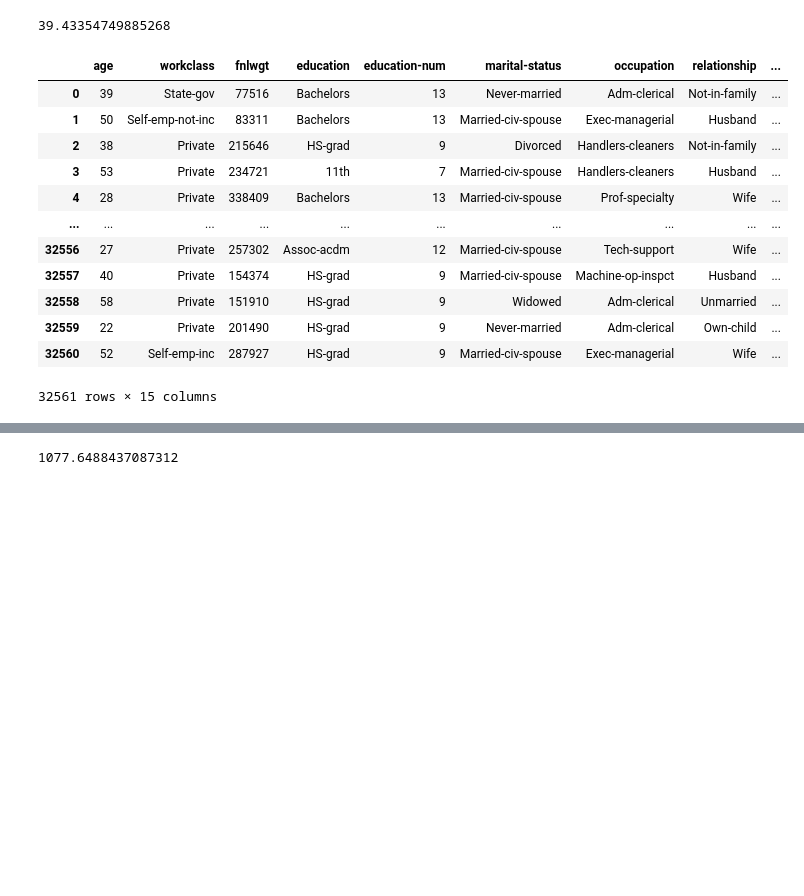
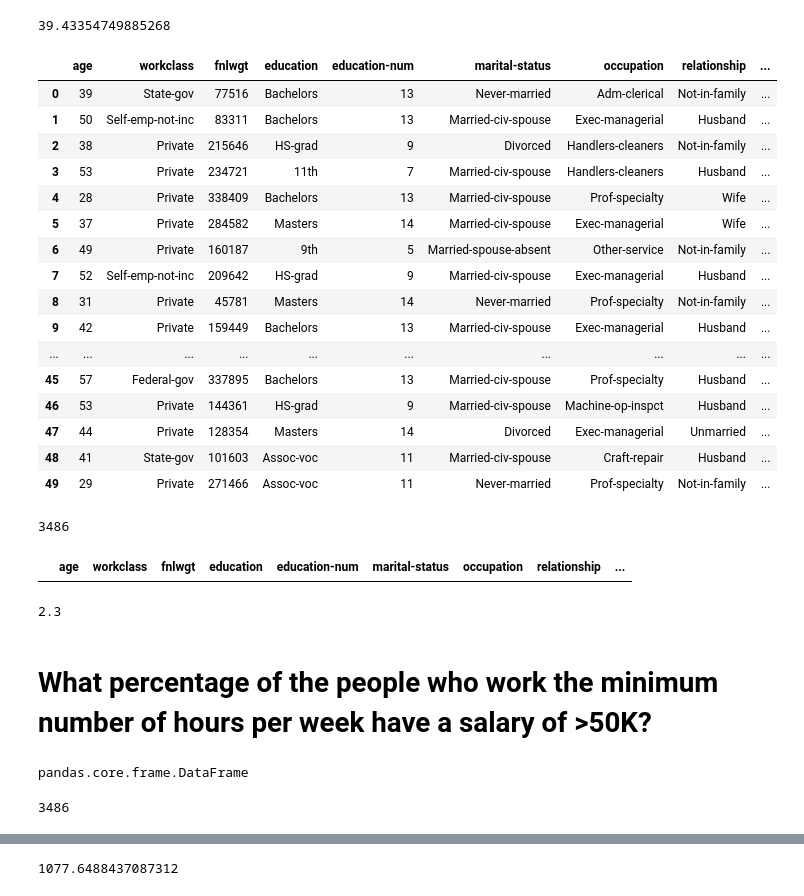
Before and after one commit to mrwoodzi/Data_Science_Certs_Progress, a Jupyter notebook: python_for_everybody/Data_Analysis_with_Python_Cert/Jupyter_Lab_Notes/demographic_data_analyzer.ipynb, the cells around one changed output, grey strips where cells are left out. Drawn from its saved outputs; the diff is of its cells as text; code cells hidden in the pictures; blank space fills up the shorter version.

Commit message:
More Pandas

```diff
--- a/python_for_everybody/Data_Analysis_with_Python_Cert/Jupyter_Lab_Notes/demographic_data_analyzer.ipynb
+++ b/python_for_everybody/Data_Analysis_with_Python_Cert/Jupyter_Lab_Notes/demographic_data_analyzer.ipynb
@@ -67,18 +67,47 @@ average_age_men
 # %% [output]
 39.43354749885268
 # %%
-df
 # %% [output]
 |  | age | workclass | fnlwgt | education | education-num | marital-status | occupation | relationship | ... |
 | 0 | 39 | State-gov | 77516 | Bachelors | 13 | Never-married | Adm-clerical | Not-in-family | ... |
 | 1 | 50 | Self-emp-not-inc | 83311 | Bachelors | 13 | Married-civ-spouse | Exec-managerial | Husband | ... |
 | 2 | 38 | Private | 215646 | HS-grad | 9 | Divorced | Handlers-cleaners | Not-in-family | ... |
 | 3 | 53 | Private | 234721 | 11th | 7 | Married-civ-spouse | Handlers-cleaners | Husband | ... |
 | 4 | 28 | Private | 338409 | Bachelors | 13 | Married-civ-spouse | Prof-specialty | Wife | ... |
+| 5 | 37 | Private | 284582 | Masters | 14 | Married-civ-spouse | Exec-managerial | Wife | ... |
+| 6 | 49 | Private | 160187 | 9th | 5 | Married-spouse-absent | Other-service | Not-in-family | ... |
+| 7 | 52 | Self-emp-not-inc | 209642 | HS-grad | 9 | Married-civ-spouse | Exec-managerial | Husband | ... |
+| 8 | 31 | Private | 45781 | Masters | 14 | Never-married | Prof-specialty | Not-in-family | ... |
+| 9 | 42 | Private | 159449 | Bachelors | 13 | Married-civ-spouse | Exec-managerial | Husband | ... |
 | ... | ... | ... | ... | ... | ... | ... | ... | ... | ... |
-| 32556 | 27 | Private | 257302 | Assoc-acdm | 12 | Married-civ-spouse | Tech-support | Wife | ... |
-| 32557 | 40 | Private | 154374 | HS-grad | 9 | Married-civ-spouse | Machine-op-inspct | Husband | ... |
-| 32558 | 58 | Private | 151910 | HS-grad | 9 | Widowed | Adm-clerical | Unmarried | ... |
-| 32559 | 22 | Private | 201490 | HS-grad | 9 | Never-married | Adm-clerical | Own-child | ... |
-| 32560 | 52 | Self-emp-inc | 287927 | HS-grad | 9 | Married-civ-spouse | Exec-managerial | Wife | ... |
+| 45 | 57 | Federal-gov | 337895 | Bachelors | 13 | Married-civ-spouse | Prof-specialty | Husband | ... |
+| 46 | 53 | Private | 144361 | HS-grad | 9 | Married-civ-spouse | Machine-op-inspct | Husband | ... |
+| 47 | 44 | Private | 128354 | Masters | 14 | Divorced | Exec-managerial | Unmarried | ... |
+| 48 | 41 | State-gov | 101603 | Assoc-voc | 11 | Married-civ-spouse | Craft-repair | Husband | ... |
+| 49 | 29 | Private | 271466 | Assoc-voc | 11 | Never-married | Prof-specialty | Not-in-family | ... |
-32561 rows × 15 columns
+# %%
+higher_ed_Over_50 = df.loc[((df['education'] == 'Bachelors') & (df['salary'] == '>50K')) | ((df['education'] == 'Masters') & (df['salary'] == '>50K')) | ((df['education'] == 'Doctorate') & (df['salary'] == '>50K'))]
+len(higher_ed_Over_50)
+# %% [output]
+3486
+# %%
+df.head(0)
+# %% [output]
+|  | age | workclass | fnlwgt | education | education-num | marital-status | occupation | relationship | ... |
+# %%
+num_min_workers = df.loc[(df['hours-per-week'] < 40) & (df['salary'] == '>50K')]
+num_min_workers = round(len(num_min_workers)/len(df)*100, 1)
+num_min_workers
+# %% [output]
+2.3
+# %% [markdown]
+# What percentage of the people who work the minimum number of hours per week have a salary of >50K?
+# %%
+num_min_hours_over_50 = df.loc[(df['hours-per-week'] == 1) & (df['salary'] == '>50K')]
+type(num_min_hours_over_50)
+# %% [output]
+pandas.core.frame.DataFrame
+# %%
+len_higher_ed_Over_50 = len(df.loc[((df['education'] == 'Bachelors') & (df['salary'] == '>50K')) | ((df['education'] == 'Masters') & (df['salary'] == '>50K')) | ((df['education'] == 'Doctorate') & (df['salary'] == '>50K'))])
+# %% [output]
+3486
```
Also changed, not shown: parts of 8 cells of this notebook, 7 other files.
